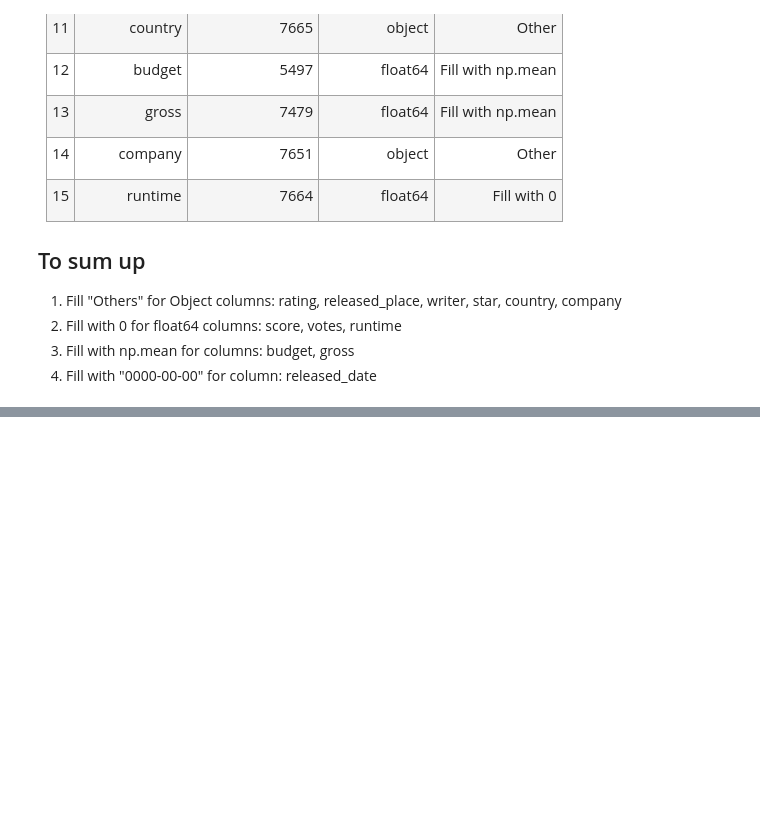
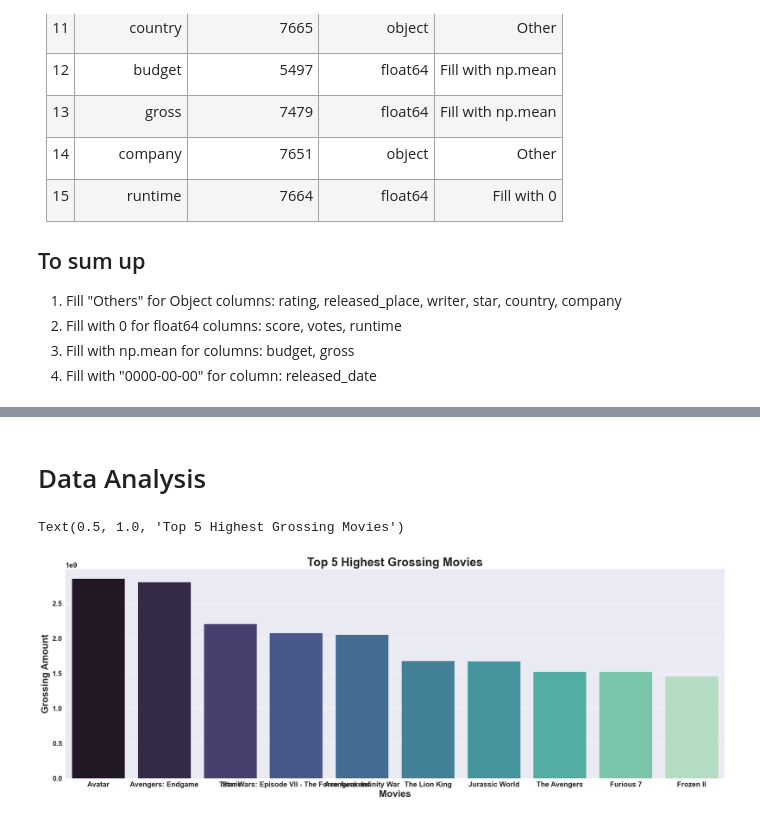
Before and after one commit to Ducduong1811/Data-Analysis, a Jupyter notebook: 7-Data-cleaning-for-movies-data.ipynb, the cells around one changed output, grey strips where cells are left out. Saved outputs shown, nothing was run; the diff lists cells and outputs as text; code cells hidden in the pictures; blank space fills up the shorter version.

```diff
--- a/7-Data-cleaning-for-movies-data.ipynb
+++ b/7-Data-cleaning-for-movies-data.ipynb
@@ -36,5 +36,15 @@ pd.set_option("display.max_columns",20)
 plt.style.use('seaborn')
 
 df = pd.read_csv(r'Data\movies.csv')
+
+plt.rcParams["font.weight"]           = "bold"
+plt.rcParams["axes.labelweight"]      = "bold"
+plt.rcParams["axes.titlesize"]        =  25
+plt.rcParams["axes.titleweight"]      = "bold"
+plt.rcParams["xtick.labelsize"]       =  15
+plt.rcParams["ytick.labelsize"]       =  15
+plt.rcParams["axes.labelsize"]        =  20
+plt.rcParams["legend.fontsize"]        =  15
+plt.rcParams["legend.title_fontsize"] =  15
 # %%
 df.head()
@@ -402,3 +562,16 @@ df2.isna().sum().sort_values(ascending=False)[:-4].reset_index().rename(columns=
 # %%
 # 14. Save cleaned dataset to csv
 df2.to_csv("Cleaned_Movie_industry.csv")
+# %% [markdown]
+# Data Analysis
+# %%
+# 1. What are the top 10 highest grossing movies in the movie industry?
+
+plt.figure(figsize=(25,8))
+sns.barplot(x='name',y='gross',data=df2.sort_values(by='gross',ascending=False).head(10),palette='mako')
+plt.xlabel('Movies')
+plt.ylabel('Grossing Amount')
+plt.title('Top 5 Highest Grossing Movies')
+# %% [output]
+Text(0.5, 1.0, 'Top 5 Highest Grossing Movies')
+[figure, added]
```
Also changed, not shown: parts of 24 cells of this notebook.
